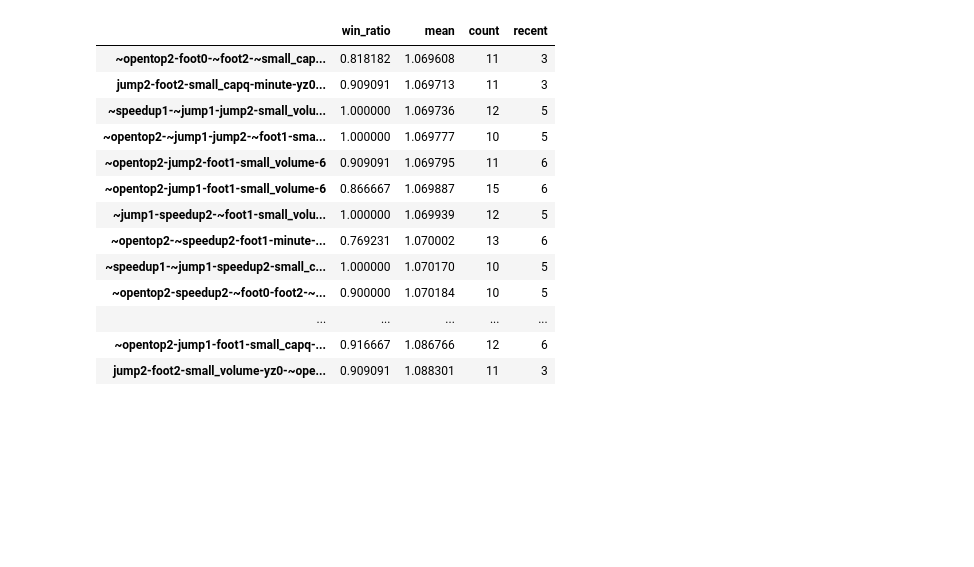
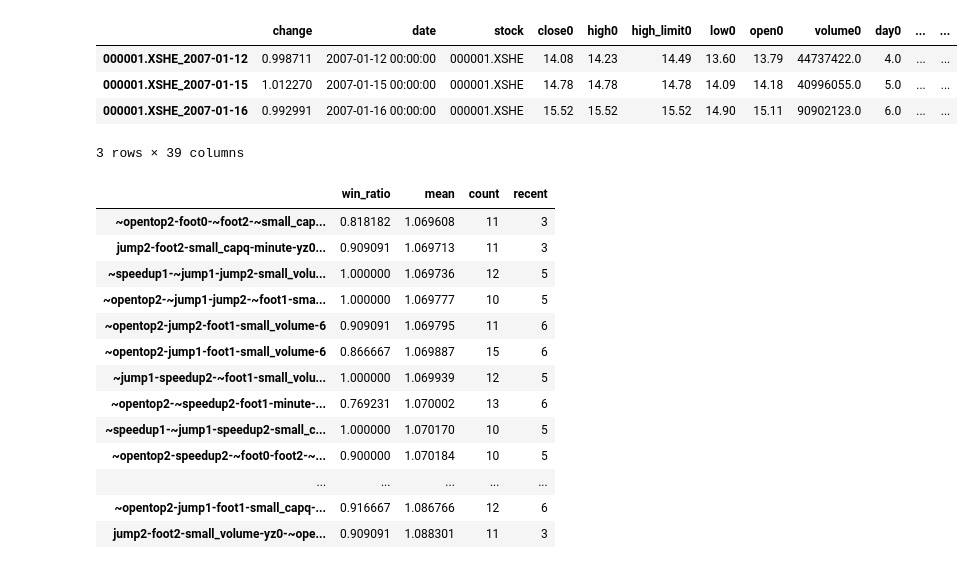
Before and after one commit to StockFucker/top, a Jupyter notebook: top.ipynb, the cells around one changed output. Drawn from its saved outputs; the diff is of its cells as text; code cells hidden in the pictures; blank space fills up the shorter version.

```diff
--- a/top.ipynb
+++ b/top.ipynb
@@ -26,6 +41,15 @@ data_df["circap"] = circap_se
 data_df["isnew"] = new_se
 data_df["capq"] = capq_se
 data_df.to_csv("top3.csv")
+# %%
+data_df = pd.read_csv("top2.csv",index_col=0,parse_dates=True,low_memory=False)
+data_df.head(3)
+# %% [output]
+|  | change | date | stock | close0 | high0 | high_limit0 | low0 | open0 | volume0 | day0 | ... | ... |
+| 000001.XSHE_2007-01-12 | 0.998711 | 2007-01-12 00:00:00 | 000001.XSHE | 14.08 | 14.23 | 14.49 | 13.60 | 13.79 | 44737422.0 | 4.0 | ... | ... |
+| 000001.XSHE_2007-01-15 | 1.012270 | 2007-01-15 00:00:00 | 000001.XSHE | 14.78 | 14.78 | 14.78 | 14.09 | 14.18 | 40996055.0 | 5.0 | ... | ... |
+| 000001.XSHE_2007-01-16 | 0.992991 | 2007-01-16 00:00:00 | 000001.XSHE | 15.52 | 15.52 | 15.52 | 14.90 | 15.11 | 90902123.0 | 6.0 | ... | ... |
+3 rows × 39 columns
 # %%
 df = pd.read_csv("output3.csv",index_col=0)
 df = df[~df["mean"].duplicated()]
```
Also changed, not shown: parts of 3 cells of this notebook, 7 other files.
